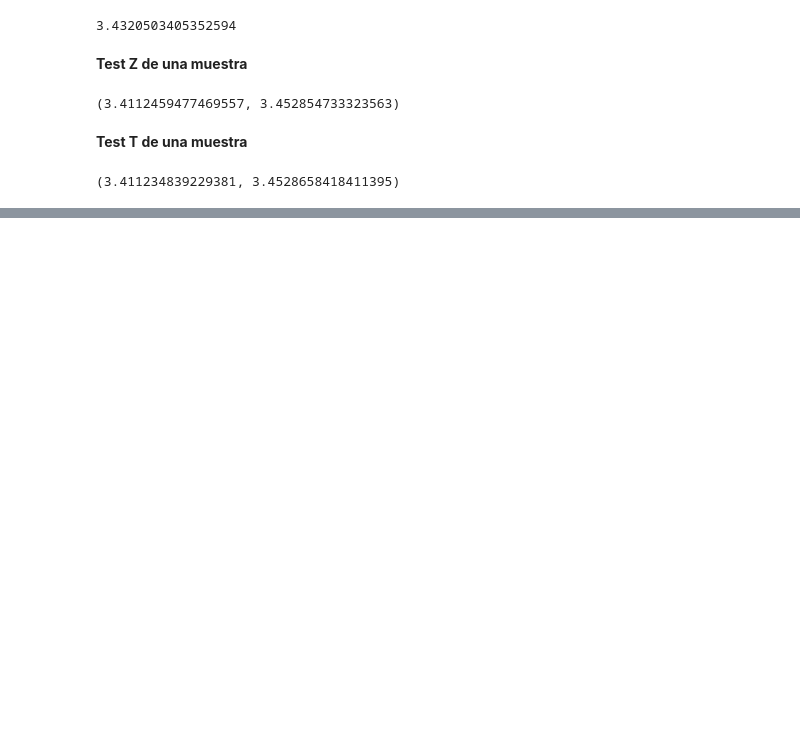
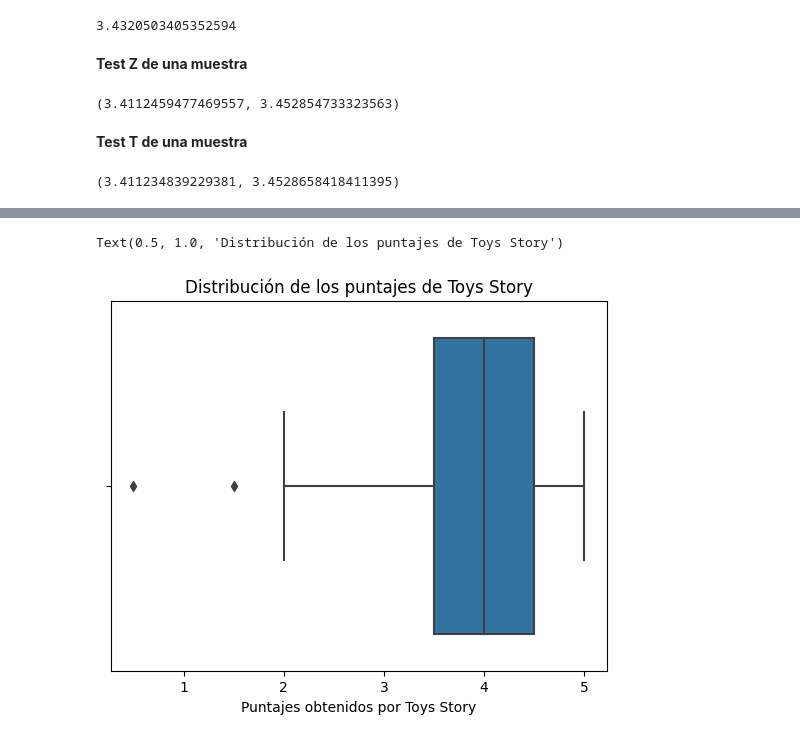
Before and after one commit to JuanPerezMolina/tests_estadisticos_python, a Jupyter notebook: 231028-1_1tests_estadisticos_python.ipynb, the cells around one changed output, grey strips where cells are left out. Cells and saved outputs as stored; diff of their text form; code cells hidden in the pictures; blank space fills up the shorter version.

```diff
--- a/231028-1_1tests_estadisticos_python.ipynb
+++ b/231028-1_1tests_estadisticos_python.ipynb
@@ -452,0 +461,8 @@ desc_puntaje_promedio_mas_de_nueve_se.tconfint_mean()
+# %%
+# Diagrama de caja de medidas de distribución de los puntajes de Toys Story
+ax = sns.boxplot(x=puntajes_toys_story_df.rating)
+ax.set(xlabel="Puntajes obtenidos por Toys Story")
+ax.set_title("Distribución de los puntajes de Toys Story")
+# %% [output]
+Text(0.5, 1.0, 'Distribución de los puntajes de Toys Story')
+[figure, added]
```
Also changed, not shown: parts of 25 cells of this notebook.
